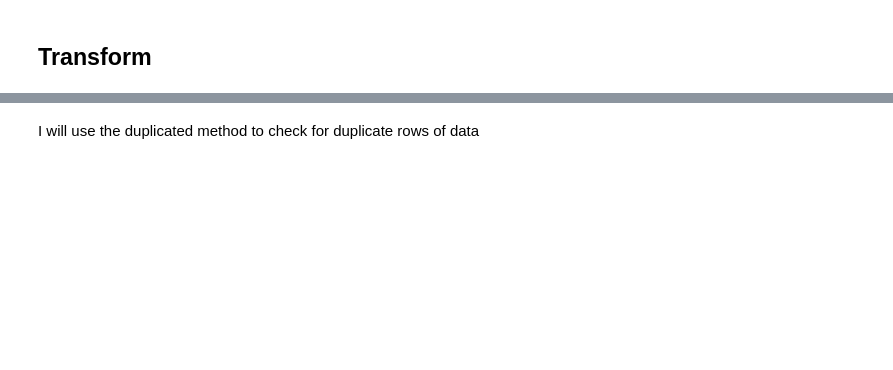
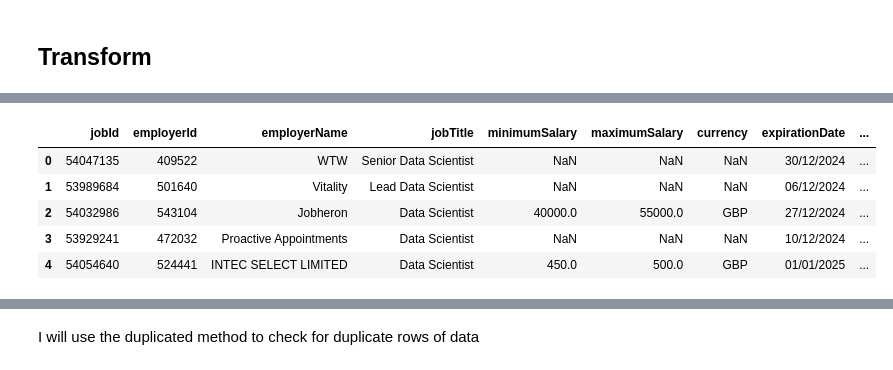
Before and after one commit to jmiller84/job_market_etl, a Jupyter notebook: notebooks/transform.ipynb, the cells around one changed output, grey strips where cells are left out. Drawn from its saved outputs; the diff is of its cells as text; code cells hidden in the pictures; blank space fills up the shorter version.

```diff
--- a/notebooks/transform.ipynb
+++ b/notebooks/transform.ipynb
@@ -4,0 +96,9 @@ Now I have the data saved in a pandas dataframe I can now start to transform the
+# %%
+df_raw.head()
+# %% [output]
+|  | jobId | employerId | employerName | jobTitle | minimumSalary | maximumSalary | currency | expirationDate | ... |
+| 0 | 54047135 | 409522 | WTW | Senior Data Scientist | NaN | NaN | NaN | 30/12/2024 | ... |
+| 1 | 53989684 | 501640 | Vitality | Lead Data Scientist | NaN | NaN | NaN | 06/12/2024 | ... |
+| 2 | 54032986 | 543104 | Jobheron | Data Scientist | 40000.0 | 55000.0 | GBP | 27/12/2024 | ... |
+| 3 | 53929241 | 472032 | Proactive Appointments | Data Scientist | NaN | NaN | NaN | 10/12/2024 | ... |
+| 4 | 54054640 | 524441 | INTEC SELECT LIMITED | Data Scientist | 450.0 | 500.0 | GBP | 01/01/2025 | ... |
```
Also changed, not shown: parts of 36 cells of this notebook, 1 other file.
